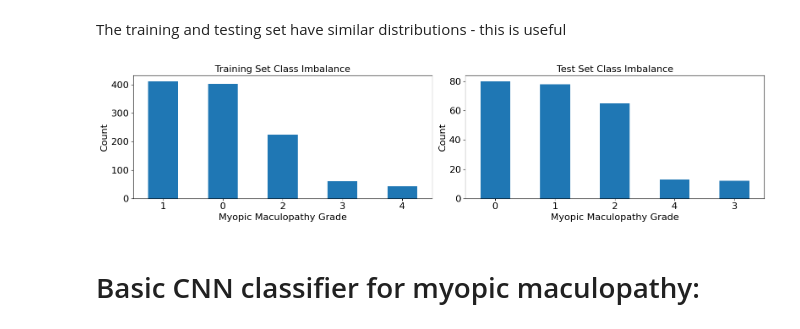
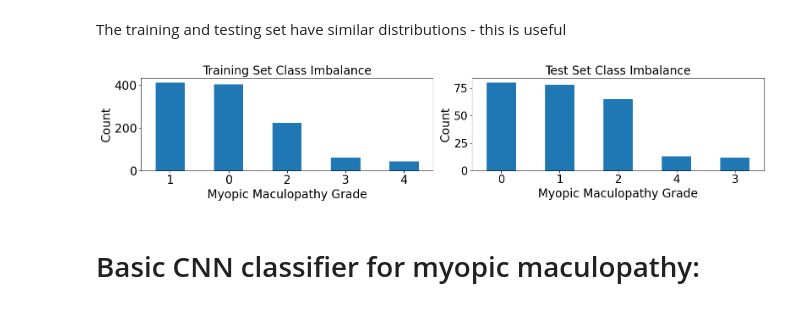
Before and after one commit to thuitema0/MPHY0050, a Jupyter notebook: Task2.ipynb, the cells around one changed output. Cells and saved outputs as stored; diff of their text form; code cells hidden in the pictures.

Commit message:
Update Task2.ipynb
Changed fontsizes

```diff
--- a/Task2.ipynb
+++ b/Task2.ipynb
@@ -154,27 +154,27 @@ Name: count, dtype: int64
 The training and testing set have similar distributions - this is useful
 # %%
 # show the training and test class imbalance plots side by side:
-fig, axes = plt.subplots(1, 2, figsize=(16, 4))
+fig, axes = plt.subplots(1, 2, figsize=(16, 3.5))
 
 train_df["myopic_maculopathy_grade"].value_counts().plot(kind="bar", ax=axes[0])
-axes[0].set_title("Training Set Class Imbalance", fontsize=16)
-axes[0].set_xlabel("Myopic Maculopathy Grade", fontsize=16)
-axes[0].set_ylabel("Count", fontsize=16)
+axes[0].set_title("Training Set Class Imbalance", fontsize=20)
+axes[0].set_xlabel("Myopic Maculopathy Grade", fontsize=20)
+axes[0].set_ylabel("Count", fontsize=20)
 axes[0].set_xticklabels(axes[0].get_xticklabels(), rotation=0)
 # bigger ticks:
-axes[0].tick_params(axis="both", which="major", labelsize=16)
+axes[0].tick_params(axis="both", which="major", labelsize=20)
 
 test_df["myopic_maculopathy_grade"].value_counts().plot(kind="bar", ax=axes[1])
-axes[1].set_title("Test Set Class Imbalance", fontsize=16)
-axes[1].set_xlabel("Myopic Maculopathy Grade", fontsize=16)
-axes[1].set_ylabel("Count", fontsize=16)
+axes[1].set_title("Test Set Class Imbalance", fontsize=20)
+axes[1].set_xlabel("Myopic Maculopathy Grade", fontsize=20)
+axes[1].set_ylabel("Count", fontsize=20)
 axes[1].set_xticklabels(axes[1].get_xticklabels(), rotation=0)
 # bigger ticks:
-axes[1].tick_params(axis="both", which="major", labelsize=16)
+axes[1].tick_params(axis="both", which="major", labelsize=19)
 plt.tight_layout()
 plt.show()
 # %% [output]
-[figure, old version]
+[figure, new version]
 # %% [markdown]
 # Basic CNN classifier for myopic maculopathy:
 # %% [markdown]
```
Also changed, not shown: parts of 1 cell of this notebook.
